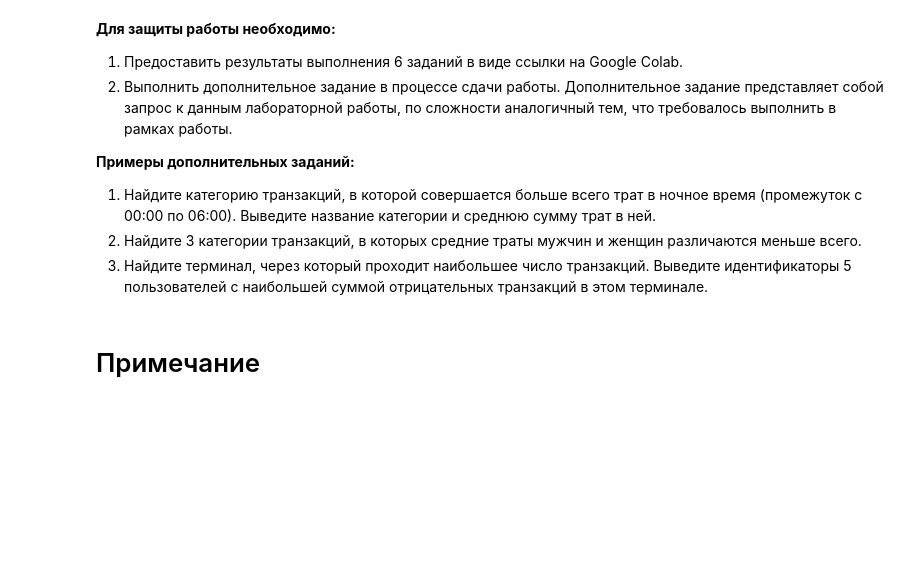
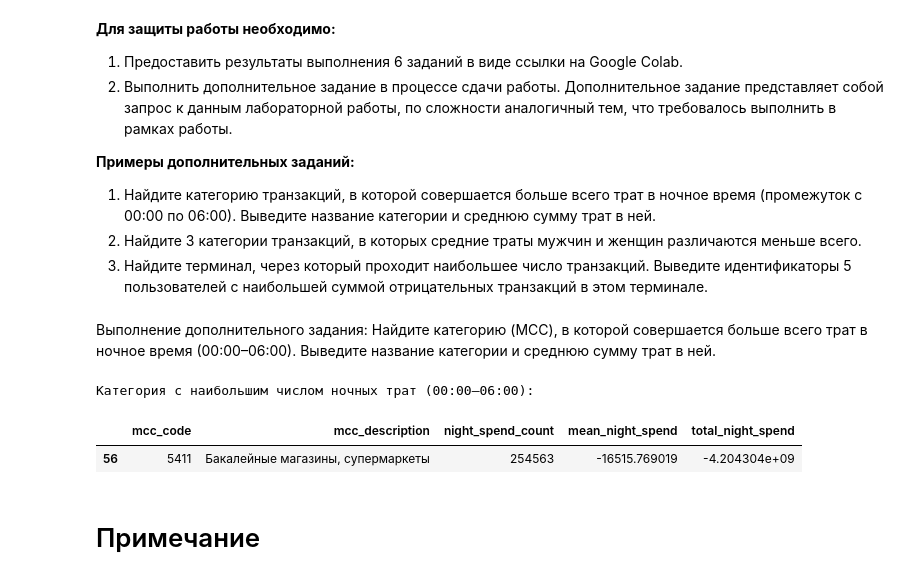
Before and after one commit to SashkaHacker/BigData, a Jupyter notebook: ЛР1_Манипуляции_с_табличными_данными.ipynb, the cells around one changed output. Saved outputs shown, nothing was run; the diff lists cells and outputs as text; code cells hidden in the pictures; blank space fills up the shorter version.

```diff
--- a/ЛР1_Манипуляции_с_табличными_данными.ipynb
+++ b/ЛР1_Манипуляции_с_табличными_данными.ipynb
@@ -159,0 +311,23 @@ transactions.shape
+# %%
+transactions = pd.read_csv('transactions.csv')
+gender_train = pd.read_csv('gender_train.csv')
+tr_mcc_codes = pd.read_csv('tr_mcc_codes.csv', sep=';')
+tr_types = pd.read_csv('tr_types.csv', sep=';')
+
+print("Размер transactions до объединения:", transactions.shape)
+print("Размер gender_train:", gender_train.shape)
+
+transactions_merged = pd.merge(transactions, gender_train, on='customer_id', how='left')
+print("После left join с gender_train:", transactions_merged.shape)
+print("Столбцы:", transactions_merged.columns.tolist())
+
+print("\nКоличество NaN в столбце gender:", transactions_merged['gender'].isna().sum())
+print("Уникальные значения gender:", transactions_merged['gender'].unique())
+
+transactions_merged = pd.merge(transactions_merged, tr_mcc_codes, on='mcc_code', how='inner')
+print("После inner join с tr_mcc_codes:", transactions_merged.shape)
+
+transactions_merged = pd.merge(transactions_merged, tr_types, on='tr_type', how='inner')
+print("После inner join с tr_types:", transactions_merged.shape)
+
+print("Итоговые столбцы:", transactions_merged.columns.tolist())
@@ -199,6 +549,33 @@ transactions.shape
 1. Найдите категорию транзакций, в которой совершается больше всего трат в ночное время (промежуток с 00:00 по 06:00). Выведите название категории и среднюю сумму трат в ней.
 2. Найдите 3 категории транзакций, в которых средние траты мужчин и женщин различаются меньше всего.
 3. Найдите терминал, через который проходит наибольшее число транзакций. Выведите идентификаторы 5 пользователей с наибольшей суммой отрицательных транзакций в этом терминале.
+# %% [markdown]
+Выполнение дополнительного задания: Найдите категорию (MCC), в которой совершается больше всего трат в ночное время (00:00–06:00). Выведите название категории и среднюю сумму трат в ней.
+# %%
+df = transactions_merged.copy()
+
+time_part = df['tr_datetime'].astype(str).str.split(' ', n=1).str[1]
+df['tr_hour'] = pd.to_numeric(time_part.str.slice(0, 2), errors='coerce')
+
+# Ночные траты: amount < 0 и 00:00–06:00
+night_spend = df[(df['amount'] < 0) & (df['tr_hour'].between(0, 6, inclusive='both'))].copy()
+
+# Группировка по категории MCC: считаем кол-во трат и средний чек (сумма будет отрицательная)
+mcc_night_stats = (
+    night_spend.groupby(['mcc_code', 'mcc_description'])['amount']
+    .agg(night_spend_count='size', mean_night_spend='mean', total_night_spend='sum')
+    .reset_index()
+)
+
+# Категория, где БОЛЬШЕ ВСЕГО трат (по количеству транзакций)
+top_mcc = mcc_night_stats.sort_values('night_spend_count', ascending=False).head(1)
+
+print("Категория с наибольшим числом ночных трат (00:00–06:00):")
+display(top_mcc)
+# %% [output]
+Категория с наибольшим числом ночных трат (00:00–06:00):
+|  | mcc_code | mcc_description | night_spend_count | mean_night_spend | total_night_spend |
+| 56 | 5411 | Бакалейные магазины, супермаркеты | 254563 | -16515.769019 | -4.204304e+09 |
 # %% [markdown]
 # Примечание
 # %% [markdown]
```
Also changed, not shown: parts of 20 cells of this notebook.
